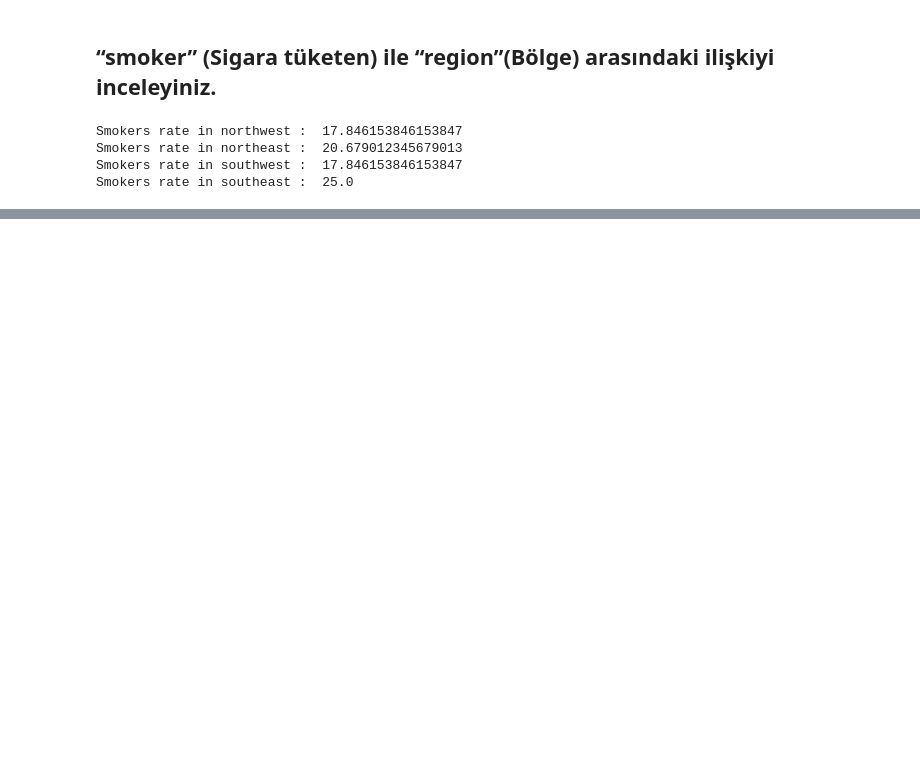
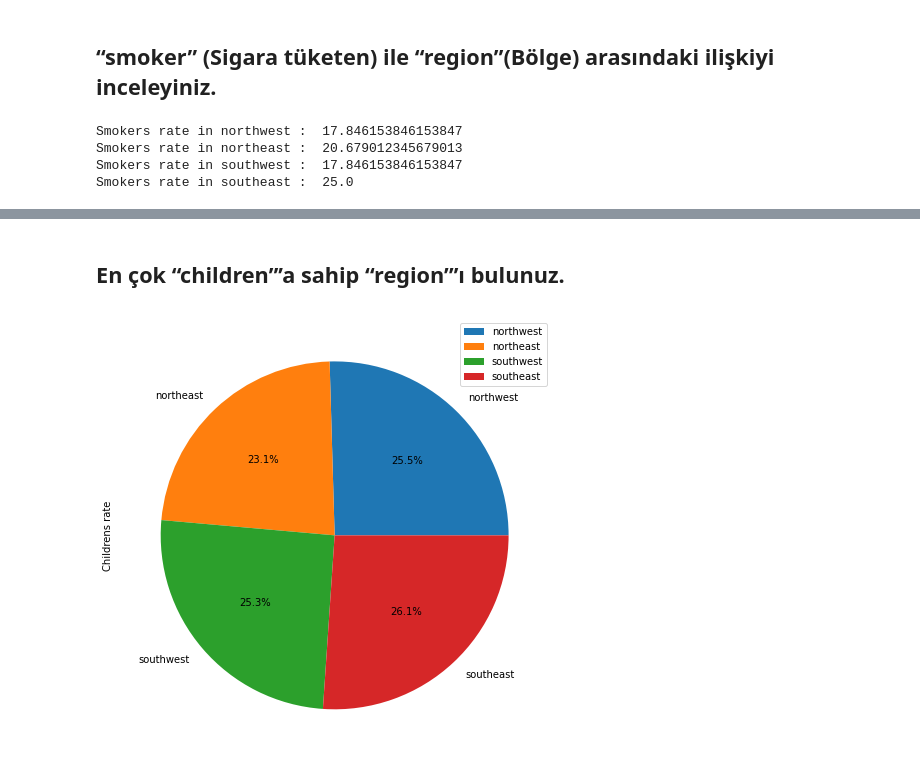
Before and after one commit to CagataySavasli/GlobalAIHub_Project1, a Jupyter notebook: projectOne.ipynb, the cells around one changed output, grey strips where cells are left out. Saved outputs shown, nothing was run; the diff lists cells and outputs as text; code cells hidden in the pictures; blank space fills up the shorter version.

Commit message:
bmi&age, bmi&children

```diff
--- a/projectOne.ipynb
+++ b/projectOne.ipynb
@@ -56,0 +79,13 @@ plot = df.plot.pie(y='rate', figsize=(8, 8))
+# %% [markdown]
+## En çok “children”’a sahip “region”’ı bulunuz.
+# %%
+chd_northwest = np.sum(df[df.region == "northwest"].children)
+chd_northeast = np.sum(df[df.region == "northeast"].children)
+chd_southwest = np.sum(df[df.region == "southwest"].children)
+chd_southeast = np.sum(df[df.region == "southeast"].children)
+# %%
+tmp_df = pd.DataFrame({'Childrens rate': [chd_northwest, chd_northeast , chd_southwest , chd_southeast]},
+                  index=['northwest', 'northeast', 'southwest' , 'southeast'])
+plot = tmp_df.plot.pie(y='Childrens rate', figsize=(8, 8),autopct='%.1f%%')
+# %% [output]
+[figure, added]
```
Also changed, not shown: parts of 13 cells of this notebook.
